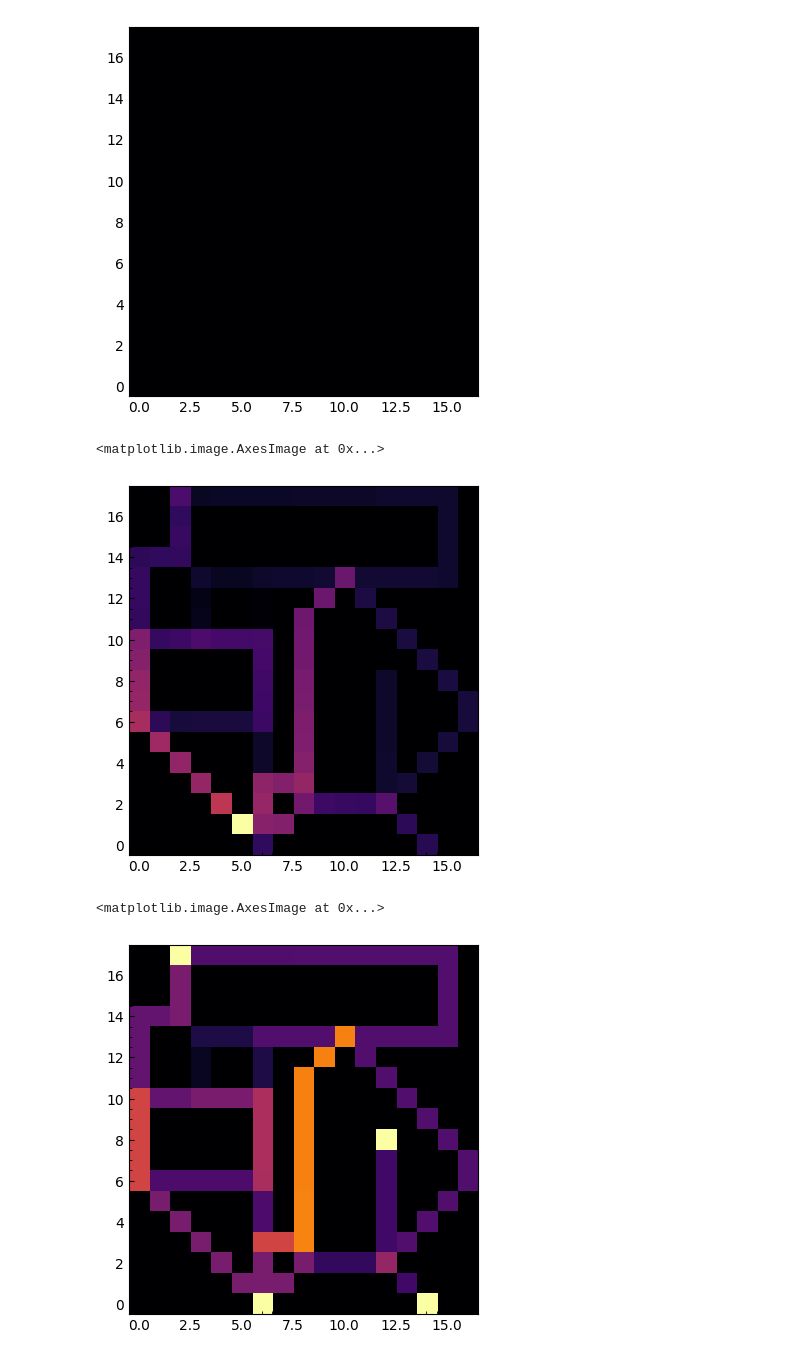
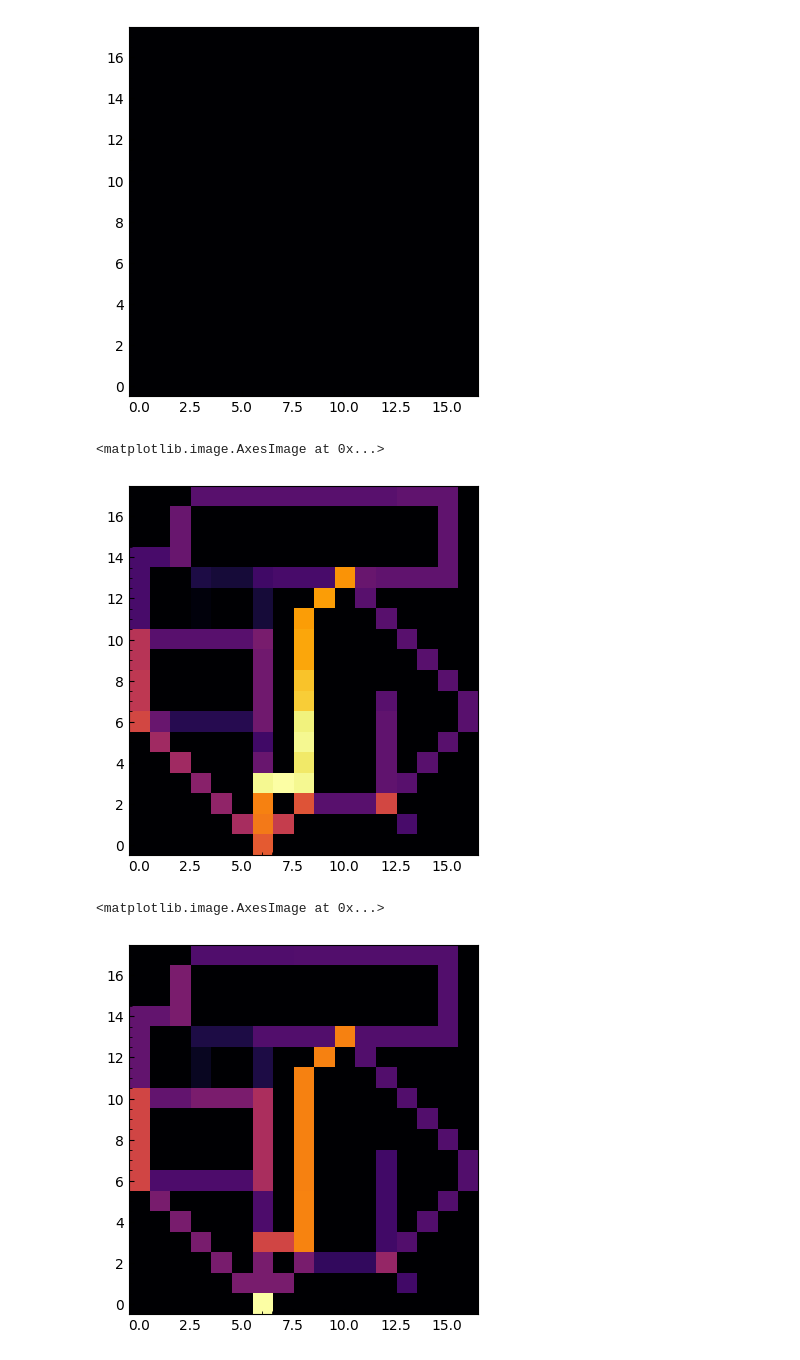
Before and after one commit to sagesanto/modsim_final_project, a Jupyter notebook: driving.ipynb, the cells around one changed output. Saved outputs shown, nothing was run; the diff lists cells and outputs as text; code cells hidden in the pictures.

```diff
--- a/driving.ipynb
+++ b/driving.ipynb
@@ -571,19 +427,28 @@ ani = animation.FuncAnimation(fig,update,frames=len(w.car_info_packets),interval
 ani.save(filename="car_heatmap.gif", writer="pillow",dpi=150)
 # %% [output]
 [figure]
+# %%
+for i,t in enumerate(w._tiles):
+    if isinstance(t,Exit):
+        cumulative[t.y,t.x] = 0
+
+cumulative /= np.nansum(cumulative)
 # %%
 plt.imshow(cumulative,origin="lower",cmap="inferno")
 # %% [output]
 <matplotlib.image.AxesImage at 0x...>
-[figure, old version]
+[figure, new version]
 # %%
 mkov_locs = np.array(mkov_locs)
 cumulative_mkov_car_locs = np.sum(np.array(mkov_locs),axis=0)
 cumulative_mkov = np.zeros((w.max_y+1,w.max_x+1))
 for i,t in enumerate(w._tiles):
     cumulative_mkov[t.y,t.x] = cumulative_mkov_car_locs[i]
+    if isinstance(t,Exit):
+        cumulative_mkov[t.y,t.x] = 0
+cumulative_mkov /= np.sum(cumulative_mkov)
 # %%
-plt.imshow(cumulative_mkov,origin="lower",cmap="inferno",vmax=1)
+plt.imshow(cumulative_mkov,origin="lower",cmap="inferno")
 # %% [output]
 <matplotlib.image.AxesImage at 0x...>
-[figure, old version]
+[figure, new version]
```
Also changed, not shown: parts of 21 cells of this notebook, 5 other files.
